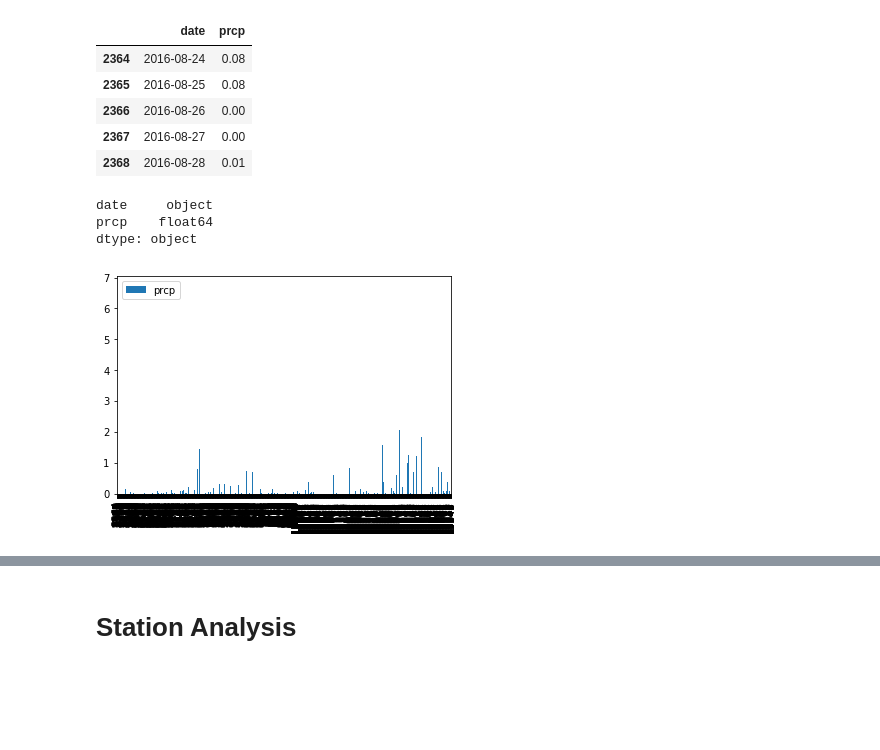
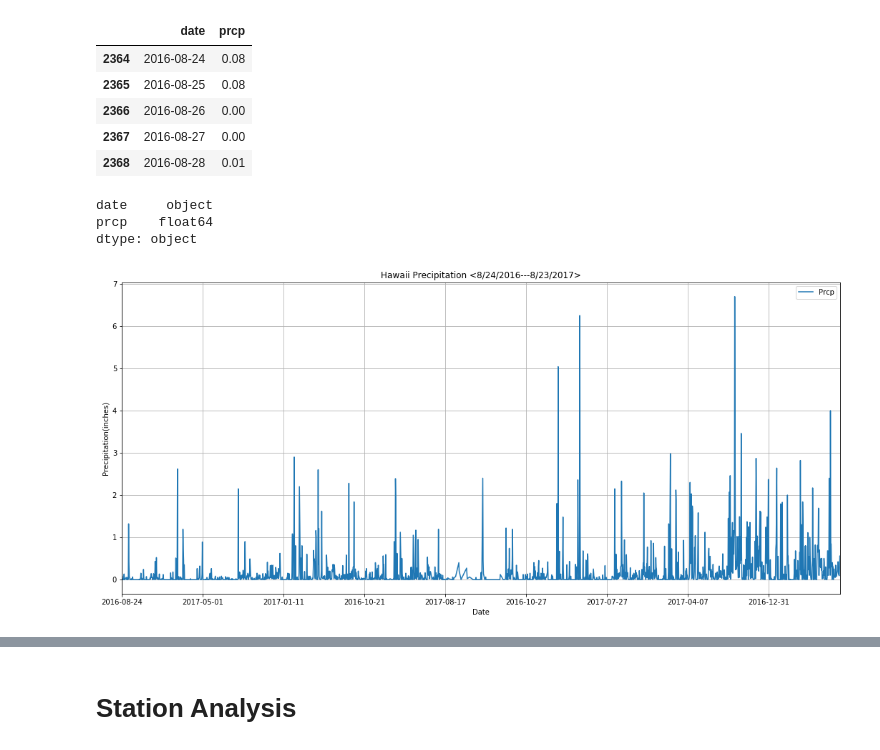
Before and after one commit to AlfaiAbdul/Surfs-Up-, a Jupyter notebook: climate_analysis.ipynb, the cells around one changed output, grey strips where cells are left out. Saved outputs shown, nothing was run; the diff lists cells and outputs as text; code cells hidden in the pictures; blank space fills up the shorter version.

Commit message:
fisished with station analysis, chart will need resizing

```diff
--- a/climate_analysis.ipynb
+++ b/climate_analysis.ipynb
@@ -95,14 +95,20 @@ prcp_year_df.head()
 | 2366 | 2016-08-26 | 0.00 |
 | 2367 | 2016-08-27 | 0.00 |
 | 2368 | 2016-08-28 | 0.01 |
-# %%
-prcp_year_df.dtypes # try to redefine the type of data at creation step.
-# %% [output]
-date     object
-prcp    float64
-dtype: object
-# %%
-my_plot = prcp_year_df.plot(kind='bar')
-plt.show()
-# %% [output]
-[figure, removed]
+# %%
+prcp_year_df.dtypes
+# %% [output]
+date     object
+prcp    float64
+dtype: object
+# %%
+#Plot the dataframe to a horizontal bar chart
+prcp_year_df.plot(x='date', figsize = (18,8), rot = 360)
+plt.grid(True)
+plt.xlabel("Date")
+plt.ylabel("Precipitation(inches)")
+plt.title("Hawaii Precipitation <8/24/2016---8/23/2017>")
+plt.legend(["Prcp"])
+plt.show()
+# %% [output]
+[figure, added]
```
Also changed, not shown: parts of 9 cells of this notebook.
